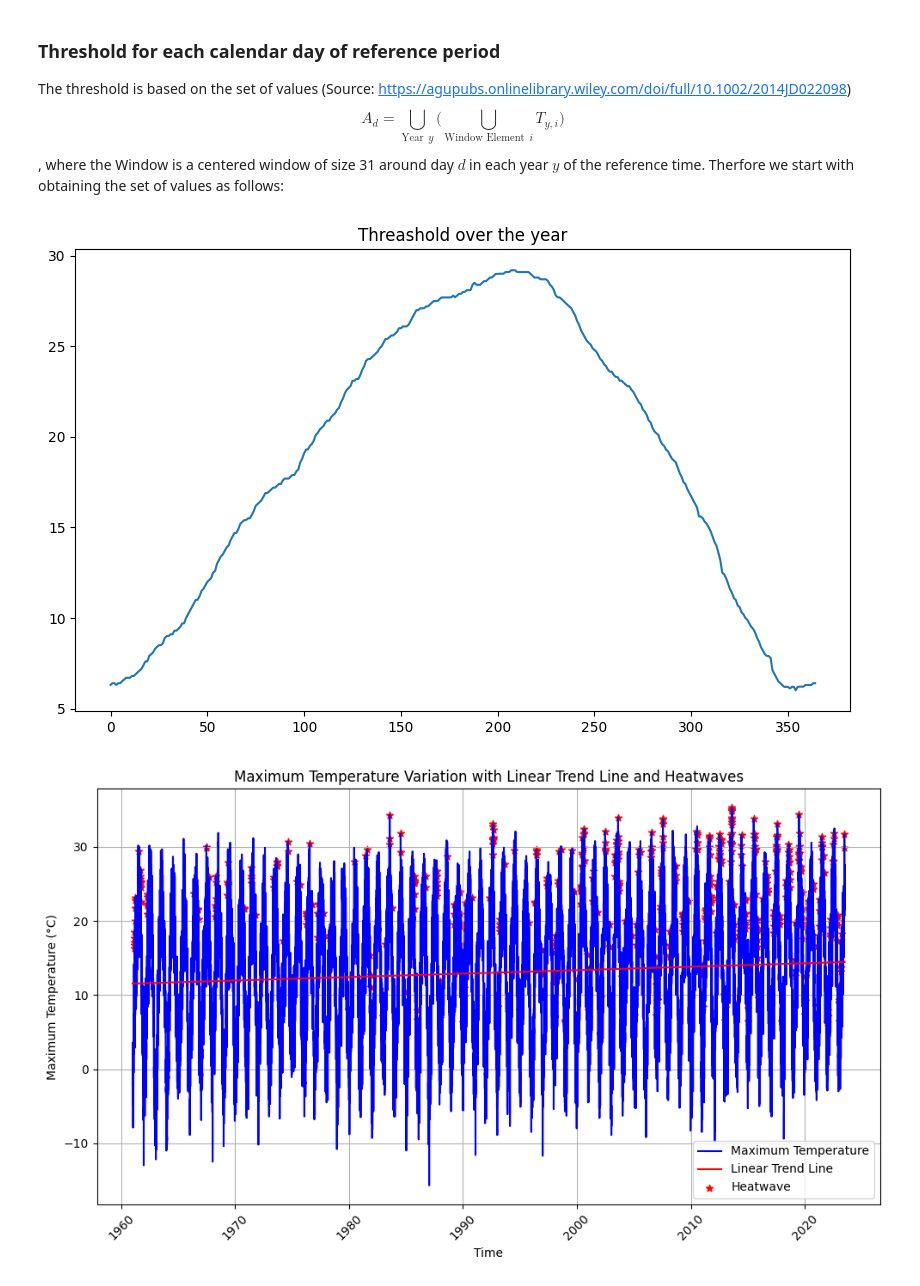
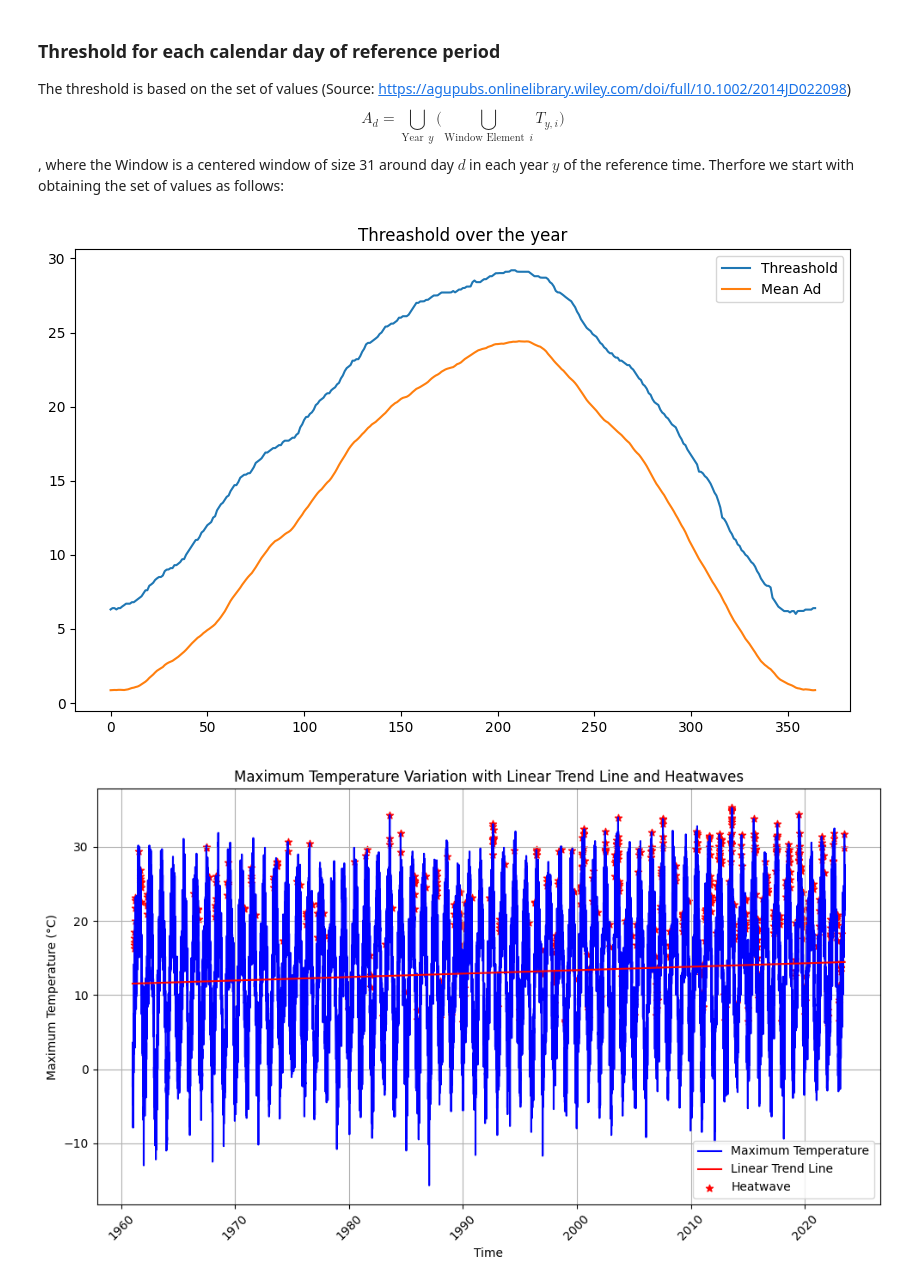
Before and after one commit to Wipfi/HeatwaveAnalysisGallmannsegg, a Jupyter notebook: hwmid_Gallmannsegg.ipynb, the cells around one changed output. Drawn from its saved outputs; the diff is of its cells as text; code cells hidden in the pictures.

Commit message:
add Mean Ad value

```diff
--- a/hwmid_Gallmannsegg.ipynb
+++ b/hwmid_Gallmannsegg.ipynb
@@ -96,20 +96,26 @@ for day in rrule(DAILY, dtstart=date(2020,1,1), until=date(2021,1,1)): #Note: th
      Ad[d] = np.vstack(values)
 # %%
 ThreasholdOfd = {} #list of the calculated threasholds
+MeanAd = {} #list of the calculated threasholds
 
 for key, value in Ad.items():
    ThreasholdOfd[key] = np.percentile(value.flatten(), 90)
+   MeanAd[key] = np.mean(value)
+
 
 plt.figure(figsize=(10, 6))
 plt.title("Threashold over the year")
-plt.plot(range(len(ThreasholdOfd)),ThreasholdOfd.values())
+plt.plot(range(len(ThreasholdOfd)),ThreasholdOfd.values(), label = 'Threashold')
+plt.plot(range(len(ThreasholdOfd)),MeanAd.values(), label = 'Mean Ad')
+plt.legend()
 
 
 #add threashold to datafram
 df['Calendar_Day'] = df.index.strftime('%m-%d')
 df['Heatwave_Threshold'] = df['Calendar_Day'].map(ThreasholdOfd)
+df['Mean_Ad'] = df['Calendar_Day'].map(MeanAd)
 # %% [output]
-[figure, old version]
+[figure, new version]
 # %%
 # Check if the temperature exceeds the heatwave threshold for at least 3 consecutive days
 heatwave_duration = 3
```
Also changed, not shown: parts of 1 cell of this notebook.
